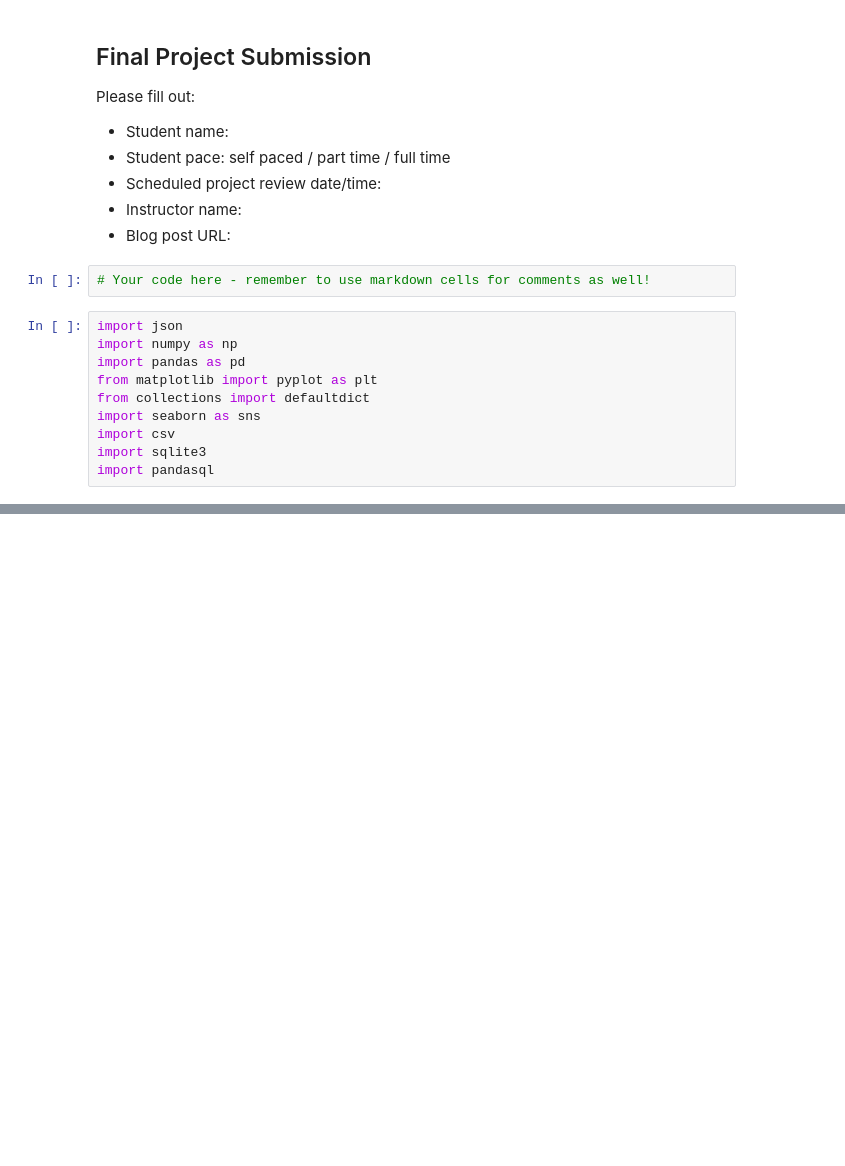
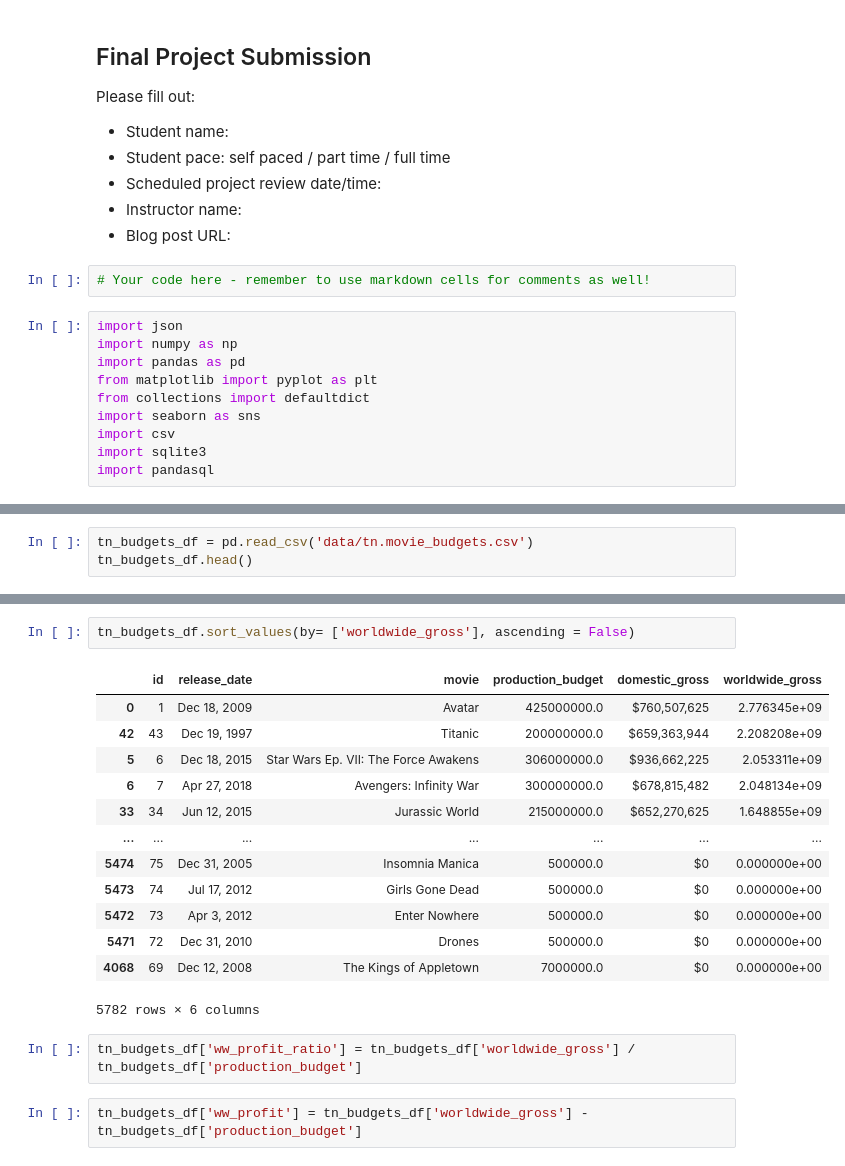
Before and after one commit to Wingaero/Phase-2-Project, a Jupyter notebook: mason.ipynb, the cells around one changed output, grey strips where cells are left out. Cells and saved outputs as stored; diff of their text form; blank space fills up the shorter version.

```diff
--- a/mason.ipynb
+++ b/mason.ipynb
@@ -26,0 +42,3 @@ FileNotFoundError: [Errno 2] No such file or directory: './Phase-2-Project/data/
+# %%
+tn_budgets_df = pd.read_csv('data/tn.movie_budgets.csv')
+tn_budgets_df.head()
@@ -26,0 +111,20 @@ FileNotFoundError: [Errno 2] No such file or directory: './Phase-2-Project/data/
+# %%
+tn_budgets_df.sort_values(by= ['worldwide_gross'], ascending = False)
+# %% [output]
+|  | id | release_date | movie | production_budget | domestic_gross | worldwide_gross |
+| 0 | 1 | Dec 18, 2009 | Avatar | 425000000.0 | $760,507,625 | 2.776345e+09 |
+| 42 | 43 | Dec 19, 1997 | Titanic | 200000000.0 | $659,363,944 | 2.208208e+09 |
+| 5 | 6 | Dec 18, 2015 | Star Wars Ep. VII: The Force Awakens | 306000000.0 | $936,662,225 | 2.053311e+09 |
+| 6 | 7 | Apr 27, 2018 | Avengers: Infinity War | 300000000.0 | $678,815,482 | 2.048134e+09 |
+| 33 | 34 | Jun 12, 2015 | Jurassic World | 215000000.0 | $652,270,625 | 1.648855e+09 |
+| ... | ... | ... | ... | ... | ... | ... |
+| 5474 | 75 | Dec 31, 2005 | Insomnia Manica | 500000.0 | $0 | 0.000000e+00 |
+| 5473 | 74 | Jul 17, 2012 | Girls Gone Dead | 500000.0 | $0 | 0.000000e+00 |
+| 5472 | 73 | Apr 3, 2012 | Enter Nowhere | 500000.0 | $0 | 0.000000e+00 |
+| 5471 | 72 | Dec 31, 2010 | Drones | 500000.0 | $0 | 0.000000e+00 |
+| 4068 | 69 | Dec 12, 2008 | The Kings of Appletown | 7000000.0 | $0 | 0.000000e+00 |
+5782 rows × 6 columns
+# %%
+tn_budgets_df['ww_profit_ratio'] = tn_budgets_df['worldwide_gross'] / tn_budgets_df['production_budget']
+# %%
+tn_budgets_df['ww_profit'] = tn_budgets_df['worldwide_gross'] - tn_budgets_df['production_budget']
```
Also changed, not shown: parts of 11 cells of this notebook.
